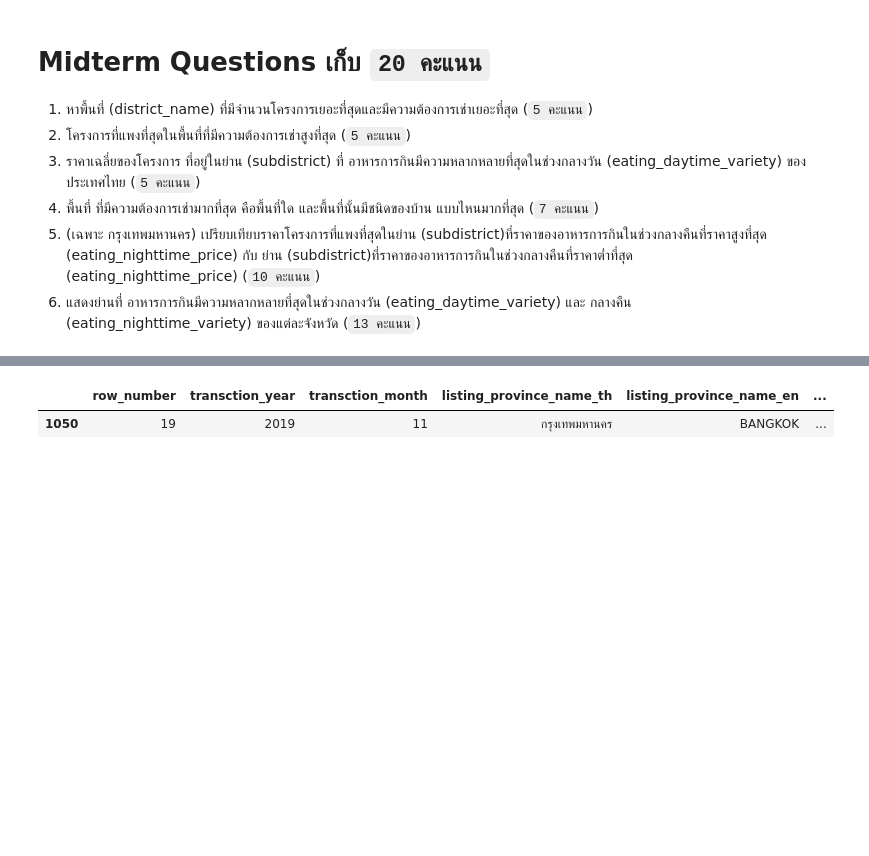
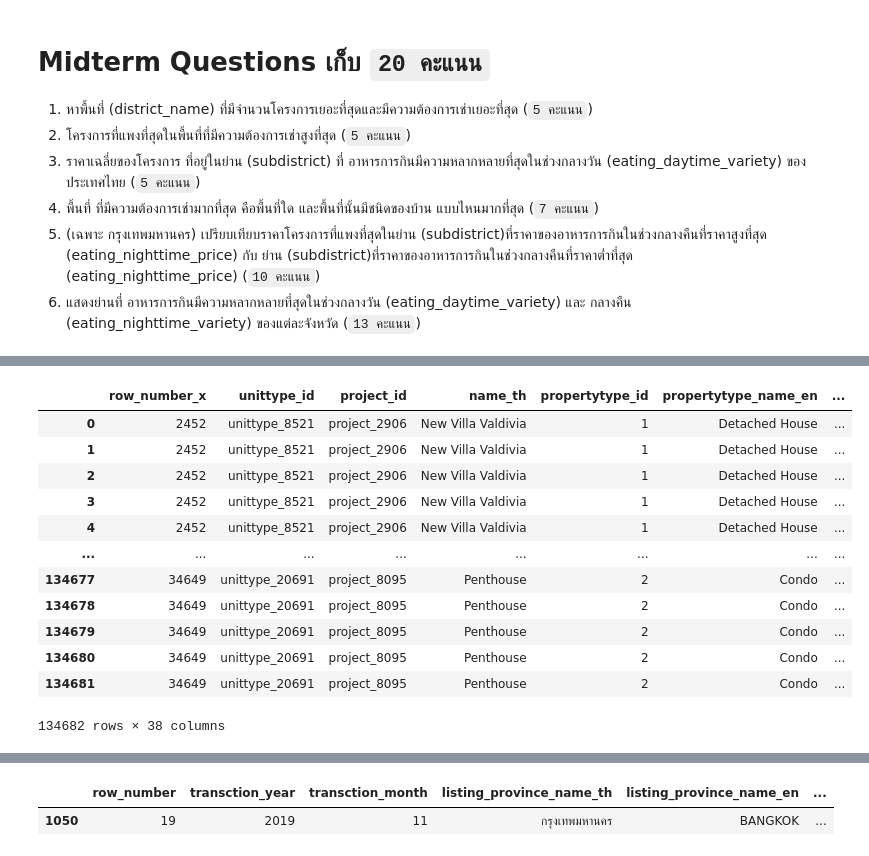
Before and after one commit to chutimaq/BasicProg_DataViz65, a Jupyter notebook: midterm65.ipynb, the cells around one changed output, grey strips where cells are left out. Cells and saved outputs as stored; diff of their text form; code cells hidden in the pictures; blank space fills up the shorter version.

```diff
--- a/midterm65.ipynb
+++ b/midterm65.ipynb
@@ -87,0 +105,2 @@ rent['volume_of_rental'].max()
+# %%
+unit.dropna(thresh=22, inplace=True)
@@ -87,0 +127,17 @@ rent['volume_of_rental'].max()
+# %%
+unit_rent = unit.merge(rent, left_on='propertytype_name_en', right_on='project_propertytype_name_en')
+unit_rent
+# %% [output]
+|  | row_number_x | unittype_id | project_id | name_th | propertytype_id | propertytype_name_en | ... |
+| 0 | 2452 | unittype_8521 | project_2906 | New Villa Valdivia | 1 | Detached House | ... |
+| 1 | 2452 | unittype_8521 | project_2906 | New Villa Valdivia | 1 | Detached House | ... |
+| 2 | 2452 | unittype_8521 | project_2906 | New Villa Valdivia | 1 | Detached House | ... |
+| 3 | 2452 | unittype_8521 | project_2906 | New Villa Valdivia | 1 | Detached House | ... |
+| 4 | 2452 | unittype_8521 | project_2906 | New Villa Valdivia | 1 | Detached House | ... |
+| ... | ... | ... | ... | ... | ... | ... | ... |
+| 134677 | 34649 | unittype_20691 | project_8095 | Penthouse | 2 | Condo | ... |
+| 134678 | 34649 | unittype_20691 | project_8095 | Penthouse | 2 | Condo | ... |
+| 134679 | 34649 | unittype_20691 | project_8095 | Penthouse | 2 | Condo | ... |
+| 134680 | 34649 | unittype_20691 | project_8095 | Penthouse | 2 | Condo | ... |
+| 134681 | 34649 | unittype_20691 | project_8095 | Penthouse | 2 | Condo | ... |
+134682 rows × 38 columns
```
Also changed, not shown: parts of 18 cells of this notebook.
